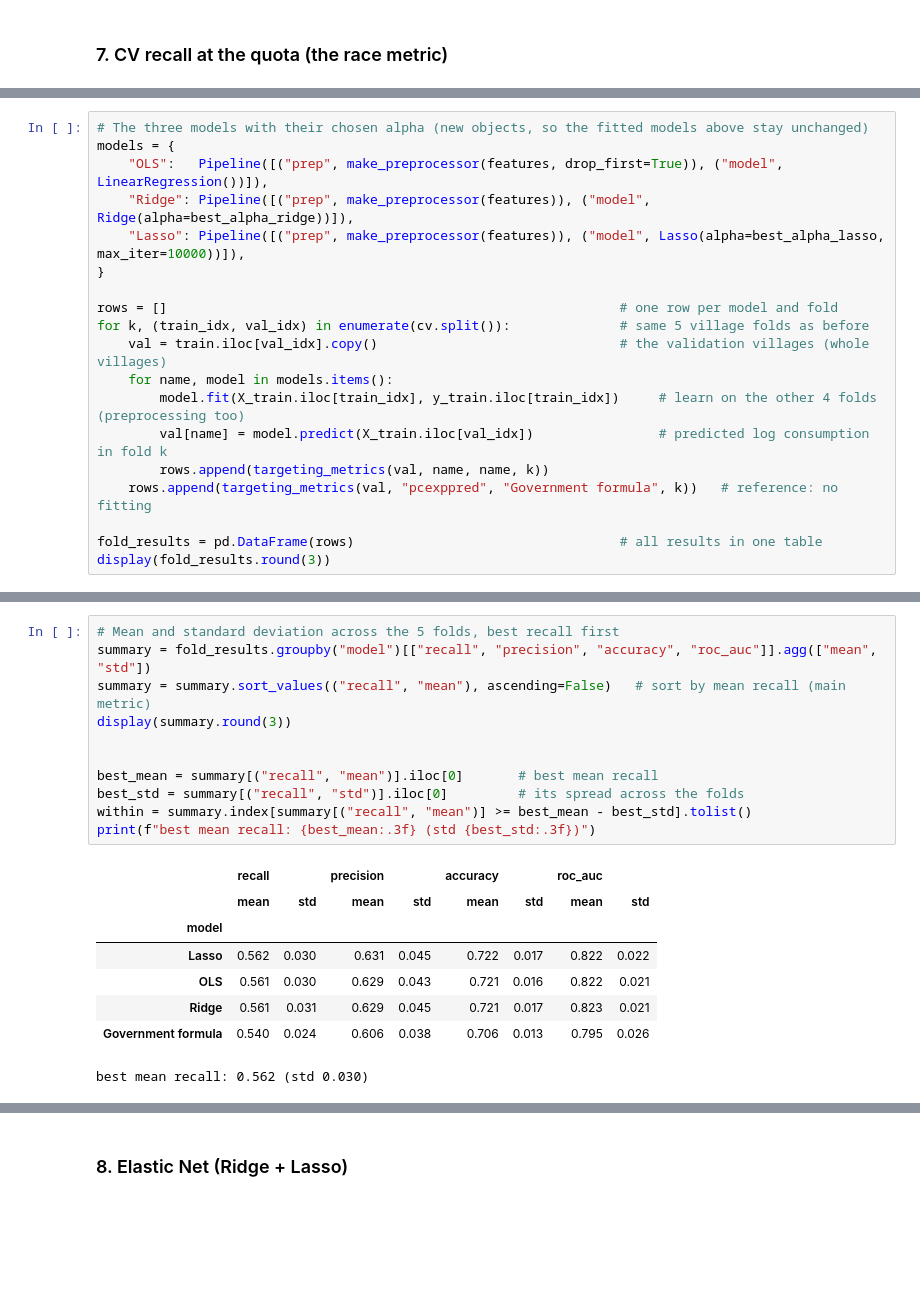
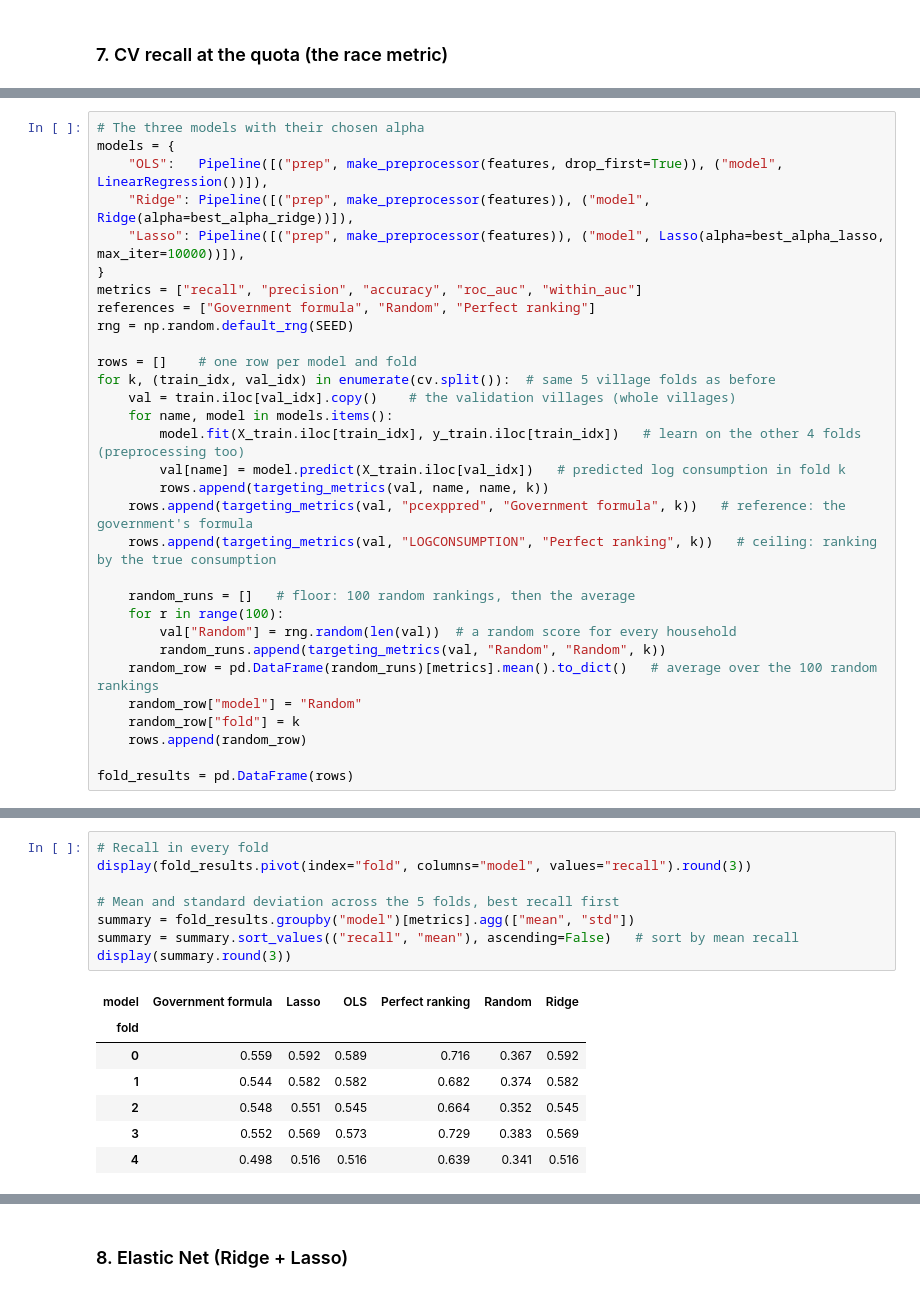
Before and after one commit to StellaI-G/Project_Group0, a Jupyter notebook: notebooks/04a_regression.ipynb, the cells around one changed output, grey strips where cells are left out. Drawn from its saved outputs; the diff is of its cells as text; blank space fills up the shorter version.

```diff
--- a/notebooks/04a_regression.ipynb
+++ b/notebooks/04a_regression.ipynb
@@ -392,20 +397,32 @@ def targeting_metrics(val, score, name, k):
     }
 # %%
-# The three models with their chosen alpha (new objects, so the fitted models above stay unchanged)
+# The three models with their chosen alpha
 models = {
     "OLS":   Pipeline([("prep", make_preprocessor(features, drop_first=True)), ("model", LinearRegression())]),
     "Ridge": Pipeline([("prep", make_preprocessor(features)), ("model", Ridge(alpha=best_alpha_ridge))]),
     "Lasso": Pipeline([("prep", make_preprocessor(features)), ("model", Lasso(alpha=best_alpha_lasso, max_iter=10000))]),
 }
+metrics = ["recall", "precision", "accuracy", "roc_auc", "within_auc"]
+references = ["Government formula", "Random", "Perfect ranking"]
+rng = np.random.default_rng(SEED)
 
-rows = []                                                          # one row per model and fold
-for k, (train_idx, val_idx) in enumerate(cv.split()):              # same 5 village folds as before
-    val = train.iloc[val_idx].copy()                               # the validation villages (whole villages)
+rows = []    # one row per model and fold
+for k, (train_idx, val_idx) in enumerate(cv.split()):  # same 5 village folds as before
+    val = train.iloc[val_idx].copy()    # the validation villages (whole villages)
     for name, model in models.items():
-        model.fit(X_train.iloc[train_idx], y_train.iloc[train_idx])     # learn on the other 4 folds (preprocessing too)
-        val[name] = model.predict(X_train.iloc[val_idx])                # predicted log consumption in fold k
+        model.fit(X_train.iloc[train_idx], y_train.iloc[train_idx])   # learn on the other 4 folds (preprocessing too)
+        val[name] = model.predict(X_train.iloc[val_idx])   # predicted log consumption in fold k
         rows.append(targeting_metrics(val, name, name, k))
-    rows.append(targeting_metrics(val, "pcexppred", "Government formula", k))   # reference: no fitting
+    rows.append(targeting_metrics(val, "pcexppred", "Government formula", k))   # reference: the government's formula
+    rows.append(targeting_metrics(val, "LOGCONSUMPTION", "Perfect ranking", k))   # ceiling: ranking by the true consumption
 
-fold_results = pd.DataFrame(rows)                                  # all results in one table
-display(fold_results.round(3))
+    random_runs = []   # floor: 100 random rankings, then the average
+    for r in range(100):
+        val["Random"] = rng.random(len(val))  # a random score for every household
+        random_runs.append(targeting_metrics(val, "Random", "Random", k))
+    random_row = pd.DataFrame(random_runs)[metrics].mean().to_dict()   # average over the 100 random rankings
+    random_row["model"] = "Random"
+    random_row["fold"] = k
+    rows.append(random_row)
+
+fold_results = pd.DataFrame(rows)
@@ -430,20 +429,16 @@ display(fold_results.round(3))
 # %%
+# Recall in every fold
+display(fold_results.pivot(index="fold", columns="model", values="recall").round(3))
+
 # Mean and standard deviation across the 5 folds, best recall first
-summary = fold_results.groupby("model")[["recall", "precision", "accuracy", "roc_auc"]].agg(["mean", "std"])
-summary = summary.sort_values(("recall", "mean"), ascending=False)   # sort by mean recall (main metric)
+summary = fold_results.groupby("model")[metrics].agg(["mean", "std"])
+summary = summary.sort_values(("recall", "mean"), ascending=False)   # sort by mean recall
 display(summary.round(3))
-
-
-best_mean = summary[("recall", "mean")].iloc[0]       # best mean recall
-best_std = summary[("recall", "std")].iloc[0]         # its spread across the folds
-within = summary.index[summary[("recall", "mean")] >= best_mean - best_std].tolist()
-print(f"best mean recall: {best_mean:.3f} (std {best_std:.3f})")
 # %% [output]
-|  | recall |  | precision |  | accuracy |  | roc_auc |  |
-|  | mean | std | mean | std | mean | std | mean | std |
-| model |  |  |  |  |  |  |  |  |
-| Lasso | 0.562 | 0.030 | 0.631 | 0.045 | 0.722 | 0.017 | 0.822 | 0.022 |
-| OLS | 0.561 | 0.030 | 0.629 | 0.043 | 0.721 | 0.016 | 0.822 | 0.021 |
-| Ridge | 0.561 | 0.031 | 0.629 | 0.045 | 0.721 | 0.017 | 0.823 | 0.021 |
-| Government formula | 0.540 | 0.024 | 0.606 | 0.038 | 0.706 | 0.013 | 0.795 | 0.026 |
+| model | Government formula | Lasso | OLS | Perfect ranking | Random | Ridge |
+| fold |  |  |  |  |  |  |
+| 0 | 0.559 | 0.592 | 0.589 | 0.716 | 0.367 | 0.592 |
+| 1 | 0.544 | 0.582 | 0.582 | 0.682 | 0.374 | 0.582 |
+| 2 | 0.548 | 0.551 | 0.545 | 0.664 | 0.352 | 0.545 |
+| 3 | 0.552 | 0.569 | 0.573 | 0.729 | 0.383 | 0.569 |
+| 4 | 0.498 | 0.516 | 0.516 | 0.639 | 0.341 | 0.516 |
-best mean recall: 0.562 (std 0.030)
```
Also changed, not shown: parts of 40 cells of this notebook.
